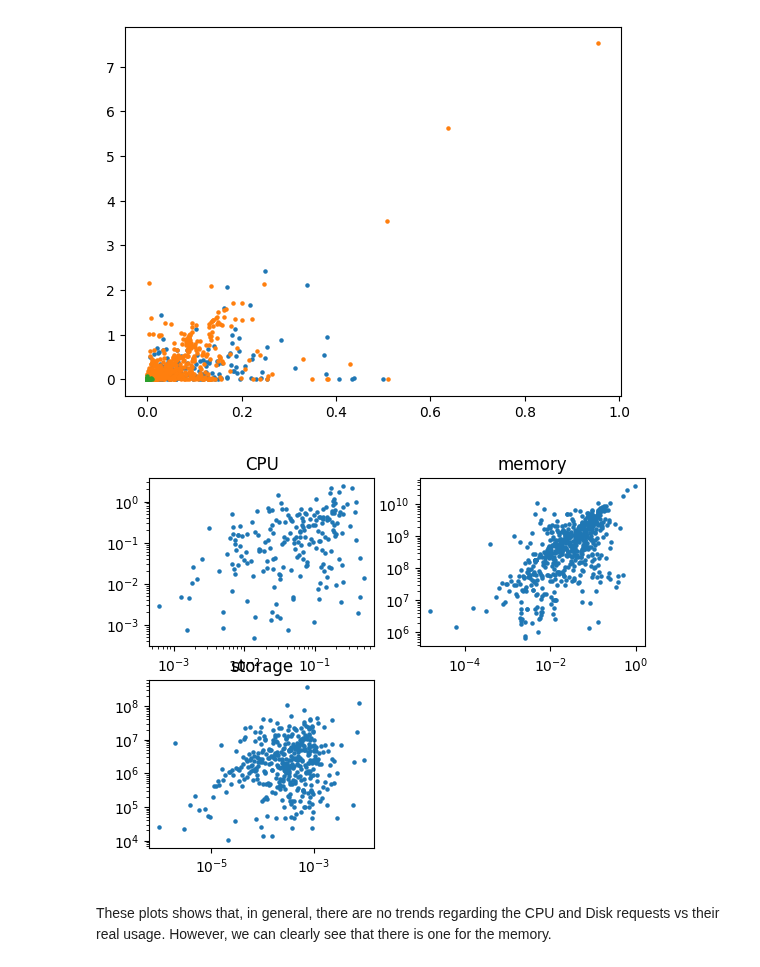
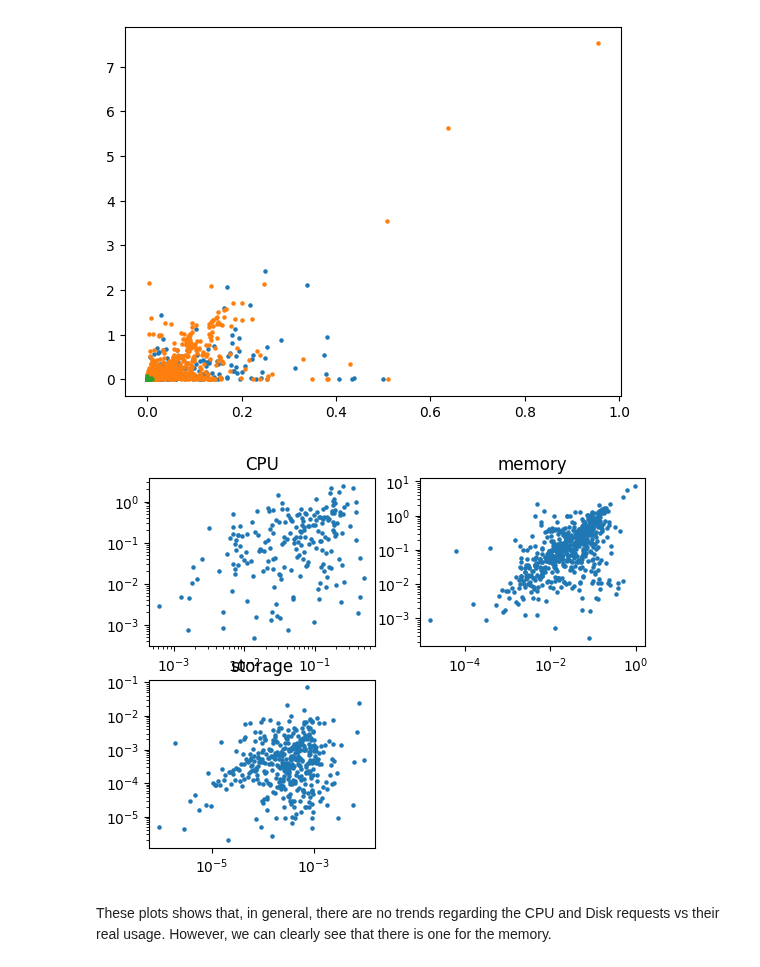
Before and after one commit to EltRnl/SparkProject, a Jupyter notebook: src/rough_exploration.ipynb, the cells around one changed output. Cells and saved outputs as stored; diff of their text form; code cells hidden in the pictures.

```diff
--- a/src/rough_exploration.ipynb
+++ b/src/rough_exploration.ipynb
@@ -697,22 +699,22 @@ plt.show()
 # %%
 rspl = plt.subplot(2, 2, 1)
 rspl.scatter(*zip(*cpu_req_vs_core),s=S)
 plt.yscale("log")
 plt.xscale("log")
 plt.title("CPU")
 rspl = plt.subplot(2, 2, 2)
-rspl.scatter(*zip(*mem_req_vs_used),s=S)
+rspl.scatter(*zip(*mem_req_vs_core),s=S)
 plt.yscale("log")
 plt.xscale("log")
 plt.title("memory")
 rspl = plt.subplot(2, 2, 3)
-rspl.scatter(*zip(*disk_req_vs_used),s=S)
+rspl.scatter(*zip(*disk_req_vs_core),s=S)
 plt.yscale("log")
 plt.xscale("log")
 plt.title("storage")
 plt.show()
 # %% [output]
-[figure, old version]
+[figure, new version]
 # %% [markdown]
 These plots shows that, in general, there are no trends regarding the CPU and Disk requests vs their real usage. However, we can clearly see that there is one for the memory.
 # %% [markdown]
```
Also changed, not shown: parts of 8 cells of this notebook.
